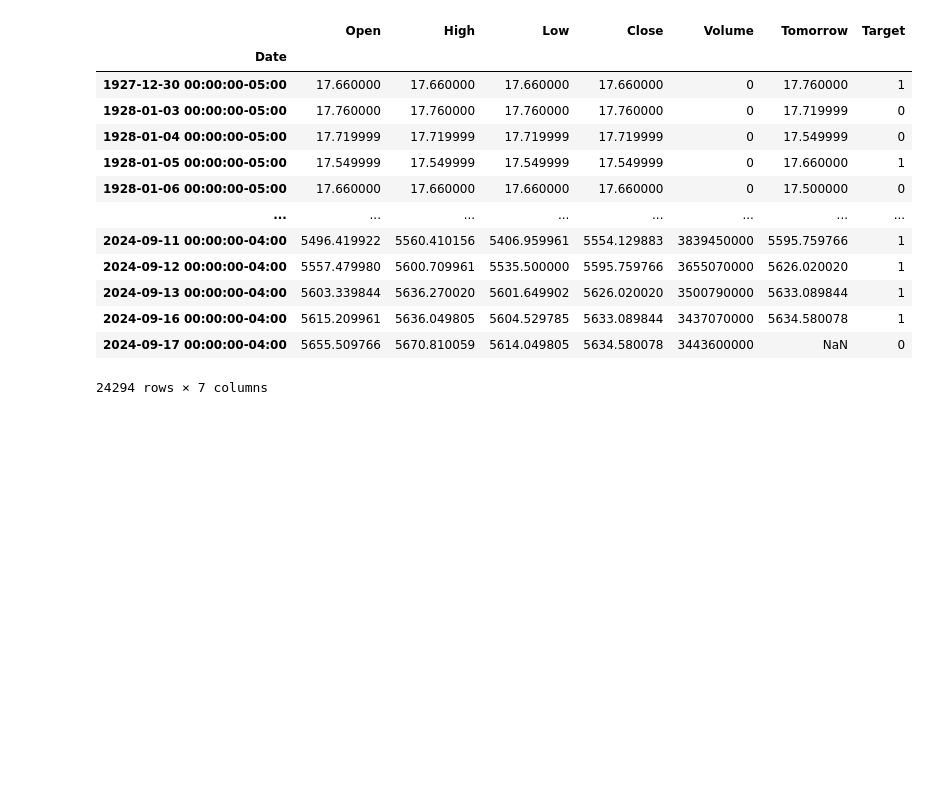
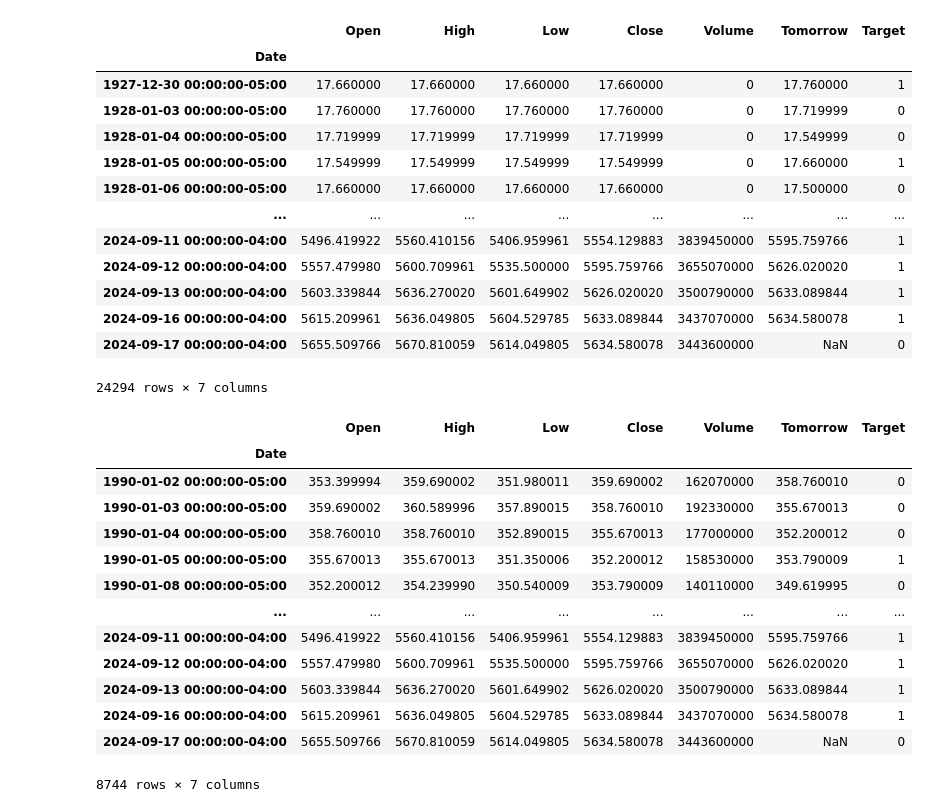
Before and after one commit to d62liu/PSAR-ML-market-predictor, a Jupyter notebook: market_prediction.ipynb, the cells around one changed output. Drawn from its saved outputs; the diff is of its cells as text; code cells hidden in the pictures; blank space fills up the shorter version.

```diff
--- a/market_prediction.ipynb
+++ b/market_prediction.ipynb
@@ -63,4 +97,19 @@ sp500
 | 2024-09-17 00:00:00-04:00 | 5655.509766 | 5670.810059 | 5614.049805 | 5634.580078 | 3443600000 | NaN | 0 |
 24294 rows × 7 columns
 # %%
-= sp500.loc["1990-01-01":].copy()
+sp500.loc["1990-01-01":].copy()
+# %% [output]
+|  | Open | High | Low | Close | Volume | Tomorrow | Target |
+| Date |  |  |  |  |  |  |  |
+| 1990-01-02 00:00:00-05:00 | 353.399994 | 359.690002 | 351.980011 | 359.690002 | 162070000 | 358.760010 | 0 |
+| 1990-01-03 00:00:00-05:00 | 359.690002 | 360.589996 | 357.890015 | 358.760010 | 192330000 | 355.670013 | 0 |
+| 1990-01-04 00:00:00-05:00 | 358.760010 | 358.760010 | 352.890015 | 355.670013 | 177000000 | 352.200012 | 0 |
+| 1990-01-05 00:00:00-05:00 | 355.670013 | 355.670013 | 351.350006 | 352.200012 | 158530000 | 353.790009 | 1 |
+| 1990-01-08 00:00:00-05:00 | 352.200012 | 354.239990 | 350.540009 | 353.790009 | 140110000 | 349.619995 | 0 |
+| ... | ... | ... | ... | ... | ... | ... | ... |
+| 2024-09-11 00:00:00-04:00 | 5496.419922 | 5560.410156 | 5406.959961 | 5554.129883 | 3839450000 | 5595.759766 | 1 |
+| 2024-09-12 00:00:00-04:00 | 5557.479980 | 5600.709961 | 5535.500000 | 5595.759766 | 3655070000 | 5626.020020 | 1 |
+| 2024-09-13 00:00:00-04:00 | 5603.339844 | 5636.270020 | 5601.649902 | 5626.020020 | 3500790000 | 5633.089844 | 1 |
+| 2024-09-16 00:00:00-04:00 | 5615.209961 | 5636.049805 | 5604.529785 | 5633.089844 | 3437070000 | 5634.580078 | 1 |
+| 2024-09-17 00:00:00-04:00 | 5655.509766 | 5670.810059 | 5614.049805 | 5634.580078 | 3443600000 | NaN | 0 |
+8744 rows × 7 columns
```
Also changed, not shown: parts of 9 cells of this notebook, 7 other files.
